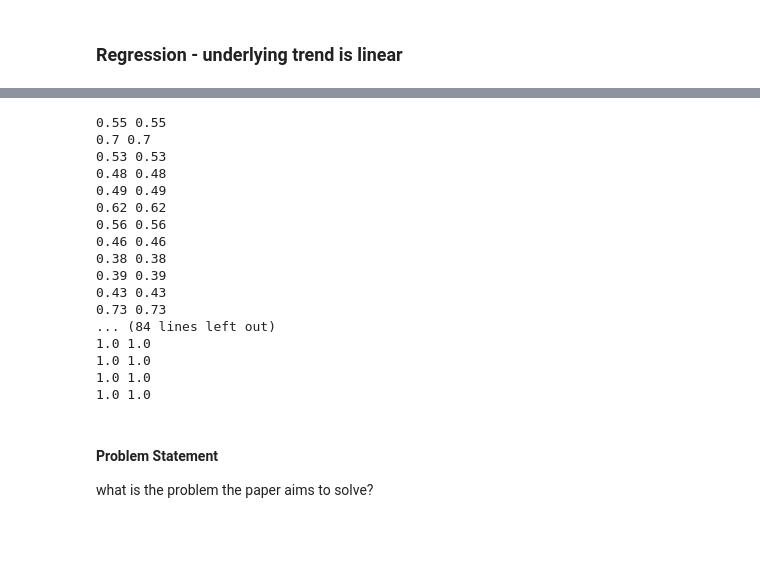
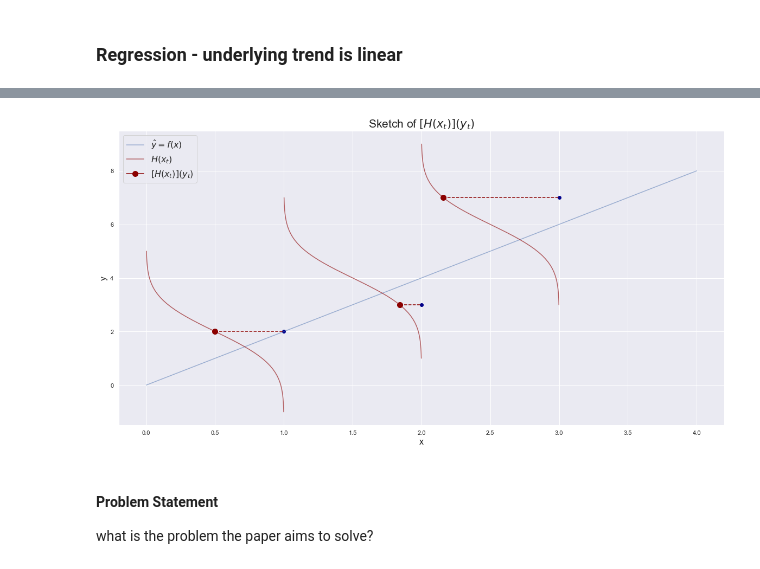
Before and after one commit to AnthonyRentsch/calibrated_regression, a Jupyter notebook: AM207 Final Project.ipynb, the cells around one changed output, grey strips where cells are left out. Saved outputs shown, nothing was run; the diff lists cells and outputs as text; code cells hidden in the pictures; blank space fills up the shorter version.

Commit message:
plot for demo H(x_t)(y_t)

```diff
--- a/AM207 Final Project.ipynb
+++ b/AM207 Final Project.ipynb
@@ -86,26 +86,8 @@ for i, p in enumerate(h_xt_yt):
 ir = IsotonicRegression()
 ir_preds = ir.fit_transform(h_xt_yt, P_hat)
 # %%
-for iso, phat in zip(ir_preds, P_hat):
-    print(iso, phat)
+for h, phat in zip(h_xt_yt, P_hat):
+    print(h, phat)
 
 # for h, p in zip(h_xt_yt, P_hat):
 #     print(h, p)
-# %% [output]
-0.55 0.55
-0.7 0.7
-0.53 0.53
-0.48 0.48
-0.49 0.49
-0.62 0.62
-0.56 0.56
-0.46 0.46
-0.38 0.38
-0.39 0.39
-0.43 0.43
-0.73 0.73
-... (84 lines left out)
-1.0 1.0
-1.0 1.0
-1.0 1.0
-1.0 1.0
@@ -112,3 +100,43 @@ for iso, phat in zip(ir_preds, P_hat):
+# %%
+# make CDF plot
+x = np.array([1, 2, 3])
+y = np.array([2, 3, 7])
+x_line = np.array([1, 2, 3])
+y_line = np.array([2, 4, 6])
+
+fig, ax = plt.subplots(1, 1, figsize=(20,10))
+FONTSIZE = 16
+
+# plot data
+ax.plot(np.linspace(0, 4), np.linspace(0, 4)*2, alpha=0.5, label=r'$\hat{y} = f(x)$')
+ax.scatter(x, y, color='darkblue')
+
+i = 0
+# iterate through demo points
+for x_, y_, y_line_ in zip(x, y, y_line):
+    # get y_t, H(x_t), [H(x_t)](y_t),
+    y_values = np.sort(np.append(np.linspace(y_line_-3, y_line_+3), [y_]))
+    cdf_values = st.norm.cdf(y_values, loc=y_line_, scale=1)
+    y_cdf_intersection = x_ - cdf_values[y_values == y_]
+
+    # plot CDF at x_t and show where y_t meets CDF
+    if i ==0:
+        ax.plot(-1*cdf_values + x_, y_values, color='darkred', alpha=0.6, label=r'$H(x_t)$')
+        ax.plot([y_cdf_intersection, x_], [y_, y_], linestyle='dashed', color='darkred')
+        ax.plot(y_cdf_intersection, y_, marker='o', markersize=10, color='darkred', label=r'$[H(x_t)](y_t)$')
+        i += 1
+    else:
+        ax.plot(-1*cdf_values + x_, y_values, alpha=0.6, color='darkred')
+        ax.plot([y_cdf_intersection, x_], [y_, y_], linestyle='dashed', color='darkred')
+        ax.plot(y_cdf_intersection, y_, marker='o', markersize=10, color='darkred')
+
+# legends, axes
+ax.legend(loc='upper left', fontsize=FONTSIZE)
+ax.set_xlabel('x', fontsize=FONTSIZE)
+ax.set_ylabel('y', fontsize=FONTSIZE)
+ax.set_title(r'Sketch of $[H(x_t)](y_t)$', fontsize=FONTSIZE+5);
+# %% [output]
+[figure, added]
 # %% [markdown]
 #### Problem Statement
 
```
Also changed, not shown: parts of 4 cells of this notebook.
